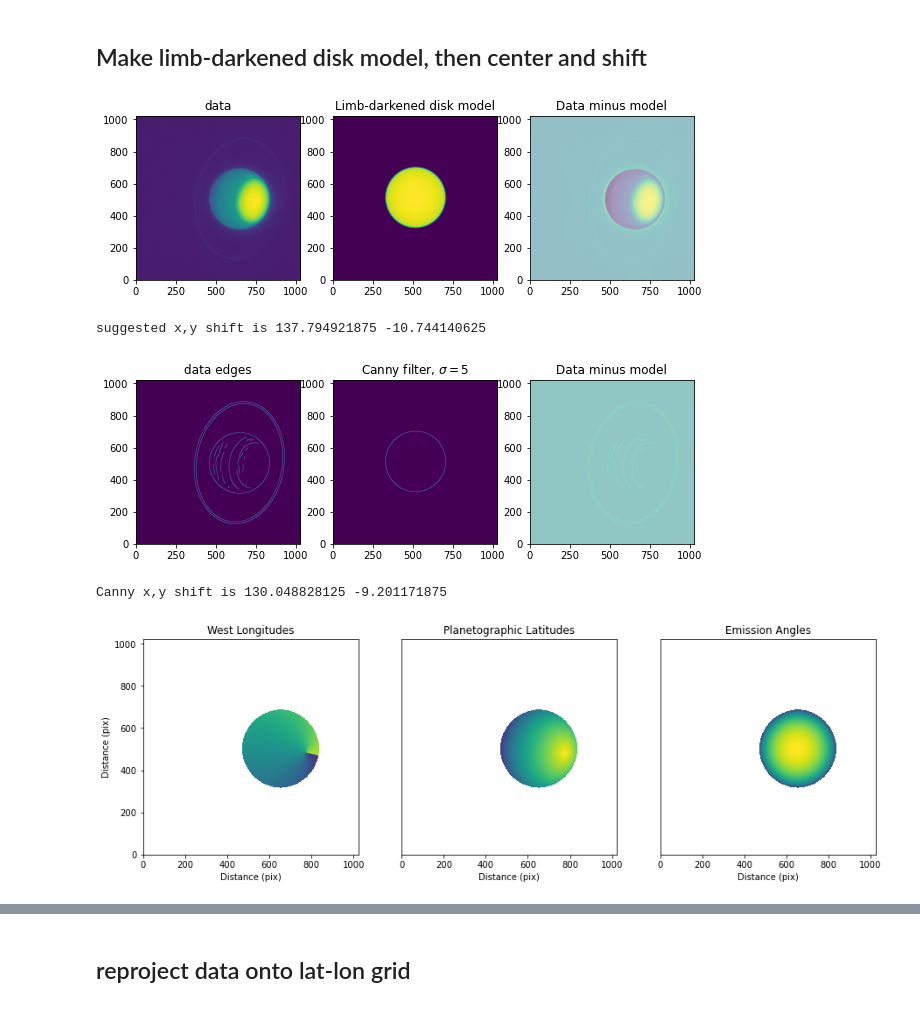
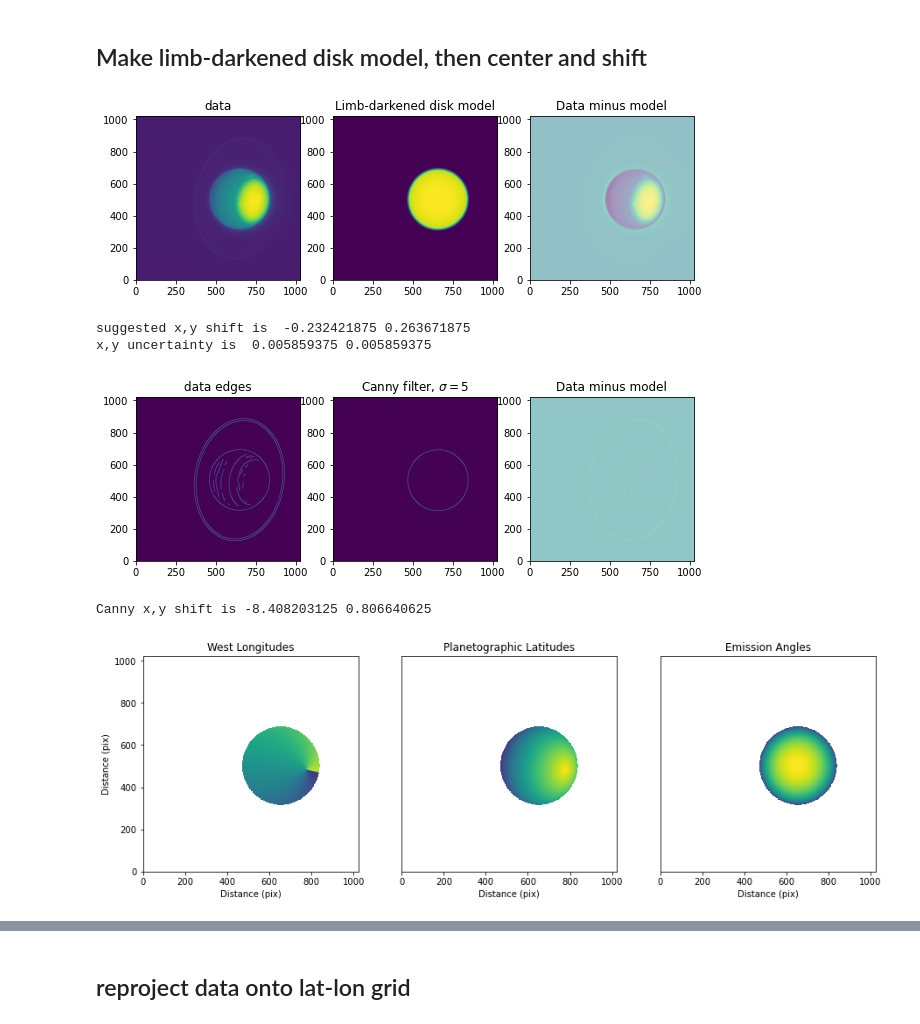
Before and after one commit to emolter/pylanetary, a Jupyter notebook: notebooks/planetnav-tutorial.ipynb, the cells around one changed output, grey strips where cells are left out. Cells and saved outputs as stored; diff of their text form; code cells hidden in the pictures.

```diff
--- a/notebooks/planetnav-tutorial.ipynb
+++ b/notebooks/planetnav-tutorial.ipynb
@@ -58,7 +59,7 @@ from astroquery.jplhorizons import Horizons
 from datetime import datetime, timedelta
 
 hdul = fits.open('data/h_2019oct28.fits') #urh60.fits
-pixscale_arcsec = 0.009942 #arcsec, keck
+pixscale_arcsec = 0.009971 #arcsec, keck
 
 header = hdul[0].header
 data = hdul[0].data
@@ -94,16 +95,20 @@ pixel scale is 135.79676018335573 km
 # try centering using convolution with limb-darkened disk
 flux = 2000 # surface brightness in whatever units are in the fits file
 a = 0.1 # exponential limb-darkening law exponent
-fwhm_keck = 0.05 # approximate FWHM of the point-spread function in arcsec
+fwhm_keck = 0.1 # approximate FWHM of the point-spread function in arcsec
 ldmodel = nav.ldmodel(flux, a, beamsize = fwhm_keck, law='exp')
 
 # save ldmodel as numpy file for testing suite - delete later
 np.save('/Users/emolter/Python/pylanetary/pylanetary/planetnav/tests/data/ldmodel.npy', ldmodel)
 
 # center the lat, lon, and mu grids.
-# note it is not necessary to make the ldmodel explictly above in order to run centering
-dx, dy, _, _ = nav.colocate(mode='disk', tb = flux, a = a, beamsize = fwhm_keck)
-print('suggested x,y shift is', dx, dy)
+# note it is not necessary to make the ldmodel separately (as shown above) in order to run centering
+# err should be the RMS noise of the image
+rms_noise = np.std(data[600:900,50:250]) * 10 #for some reason, error returns zero if true RMS is used
+# wonder if this should truly be per-pixel error, or per-beam error
+dx, dy, dxerr, dyerr = nav.colocate(mode='disk', tb = flux, a = a, beamsize = fwhm_keck, err=rms_noise)
+print('suggested x,y shift is ', dx, dy)
+print('x,y uncertainty is ', dxerr, dyerr)
 
 # we could also use an edge-detection algorithm. this is useful if
 # the planet disk is faint and the clouds are bright, e.g., for Neptune in K-band
@@ -111,35 +116,36 @@ dx_canny, dy_canny, _, _ = nav.colocate(mode='canny', low_thresh=1e-5, high_thre
 print('Canny x,y shift is', dx_canny, dy_canny)
 
 nav.xy_shift_model(dx, dy)
 ## note: alternatively, we could center the data
 # nav.xy_shift_data(-dx, -dy)
 
 
 #extent = (-pixscale_km*shape[0]/2, pixscale_km*shape[0]/2, -pixscale_km*shape[1]/2, pixscale_km*shape[1]/2)
 fig, (ax0, ax1, ax2) = plt.subplots(1,3, figsize = (15, 6))
 
 im0 = ax0.imshow(nav.lon_w, origin = 'lower')
 ax0.set_title('West Longitudes')
 im1 = ax1.imshow(nav.lat_g, origin = 'lower')
 ax1.set_title('Planetographic Latitudes')
 im2 = ax2.imshow(nav.mu, origin = 'lower')
 ax2.set_title('Emission Angles')
 
 ax0.set_ylabel('Distance (pix)')
 ax1.set_yticks([])
 ax2.set_yticks([])
 
 for ax in [ax0, ax1, ax2]:
     ax.set_xlabel('Distance (pix)')
     ax.set_aspect('equal')
 
 plt.show()
 
 # save one of these as np array for testing suite - delete later
 np.save('/Users/emolter/Python/pylanetary/pylanetary/planetnav/tests/data/lat_g_keck.npy', nav.lat_g)
 # %% [output]
-[figure, old version]
+[figure, new version]
-suggested x,y shift is 137.794921875 -10.744140625
+suggested x,y shift is  -0.232421875 0.263671875
+x,y uncertainty is  0.005859375 0.005859375
-[figure, old version]
+[figure, new version]
-Canny x,y shift is 130.048828125 -9.201171875
+Canny x,y shift is -8.408203125 0.806640625
 [figure]
```
Also changed, not shown: parts of 3 cells of this notebook, 9 other files.
